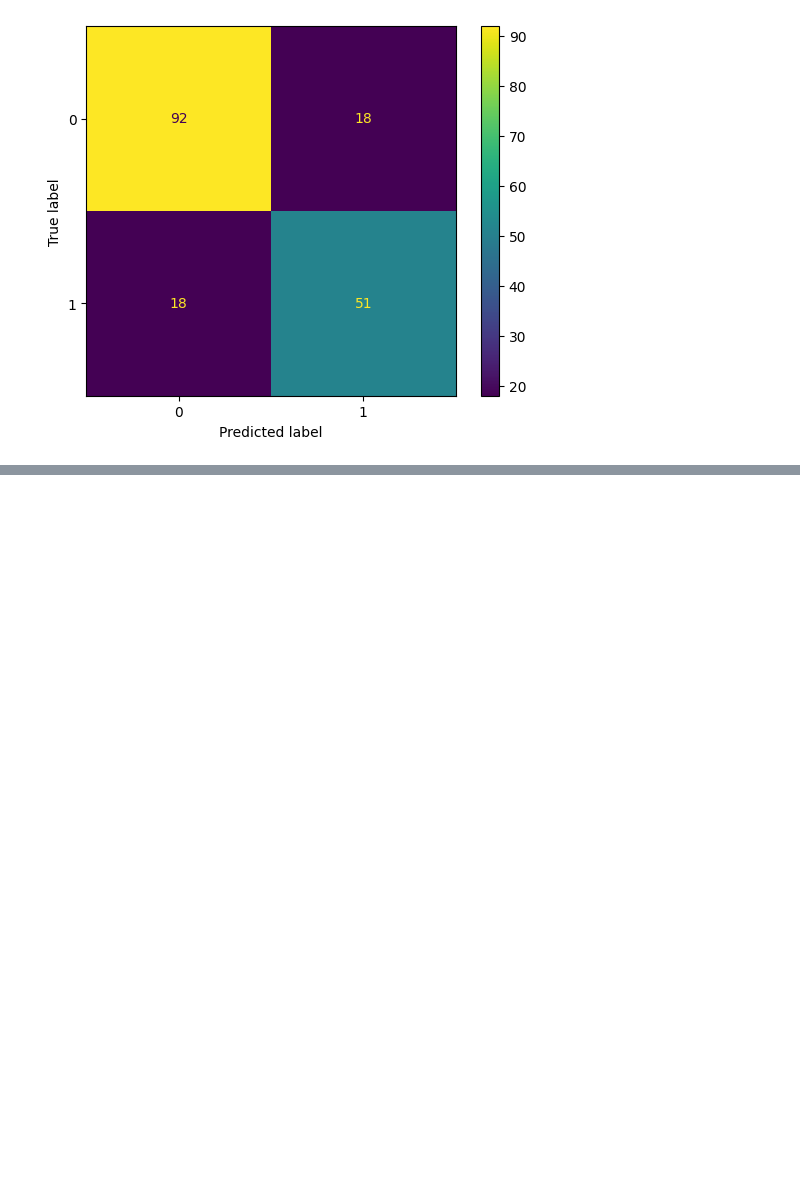
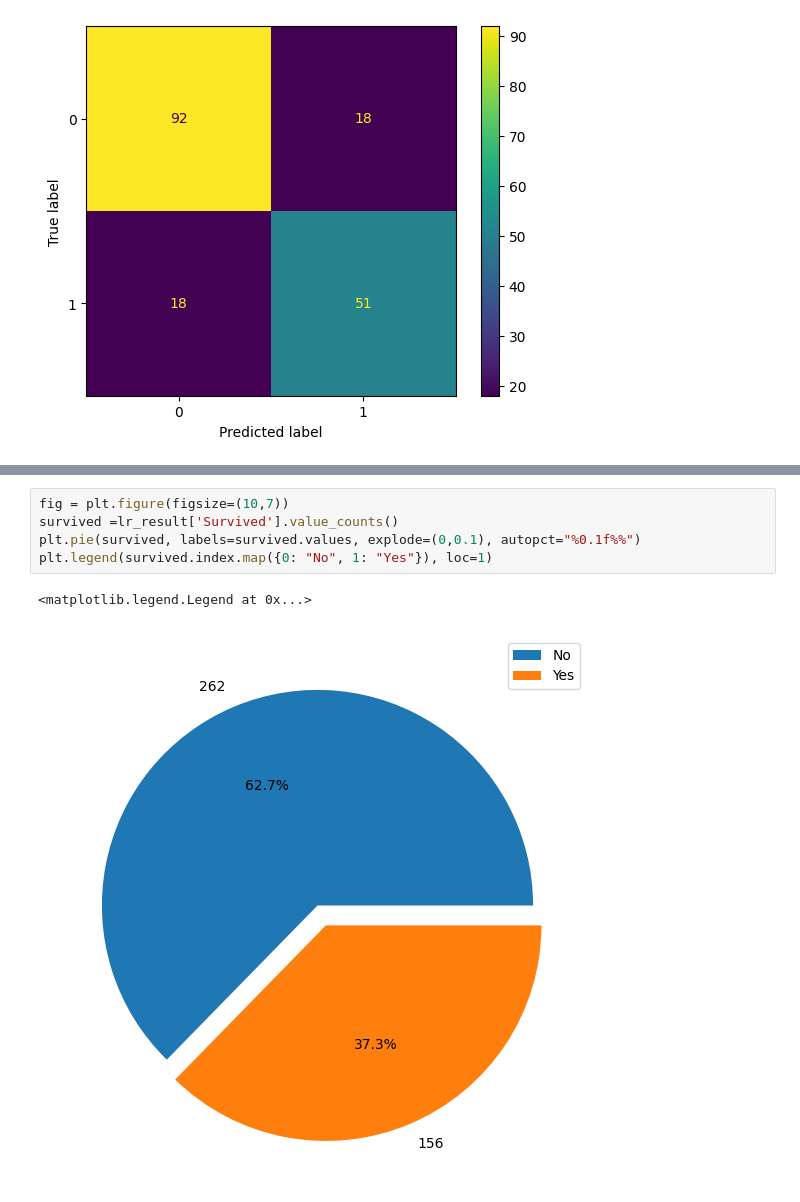
Before and after one commit to haichu2003/Kaggle_submissions, a Jupyter notebook: competitions/titanic/notebook.ipynb, the cells around one changed output, grey strips where cells are left out. Drawn from its saved outputs; the diff is of its cells as text; blank space fills up the shorter version.

```diff
--- a/competitions/titanic/notebook.ipynb
+++ b/competitions/titanic/notebook.ipynb
@@ -174,0 +180,8 @@ result
+# %%
+fig = plt.figure(figsize=(10,7))
+survived =lr_result['Survived'].value_counts()
+plt.pie(survived, labels=survived.values, explode=(0,0.1), autopct="%0.1f%%")
+plt.legend(survived.index.map({0: "No", 1: "Yes"}), loc=1)
+# %% [output]
+<matplotlib.legend.Legend at 0x...>
+[figure, added]
```
Also changed, not shown: parts of 12 cells of this notebook, 3 other files.
